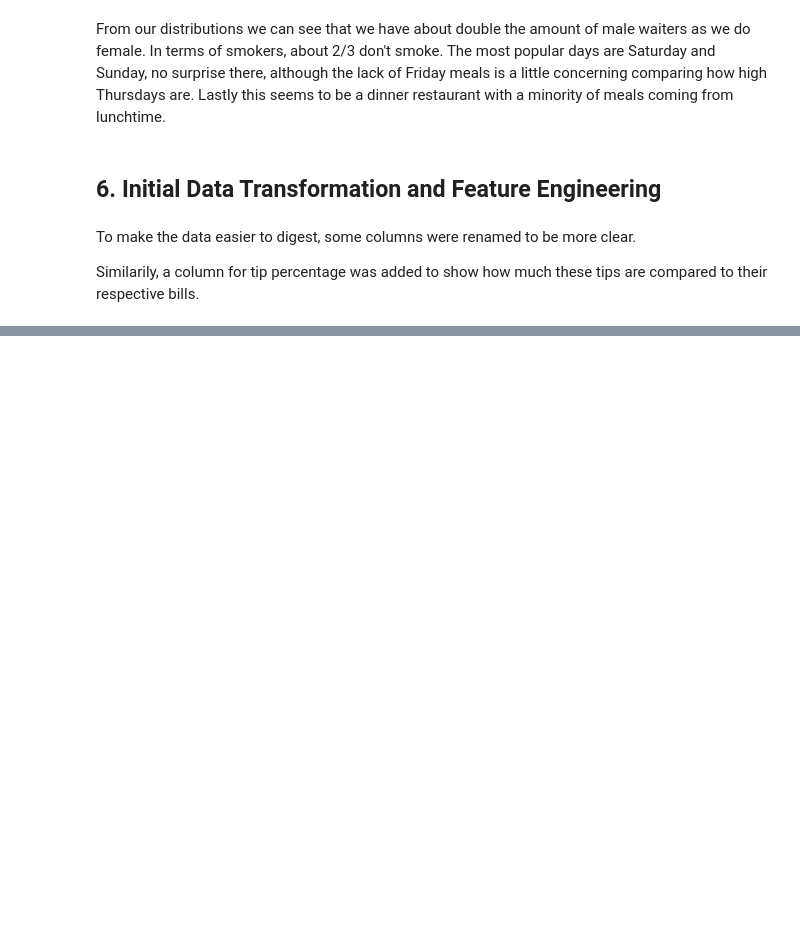
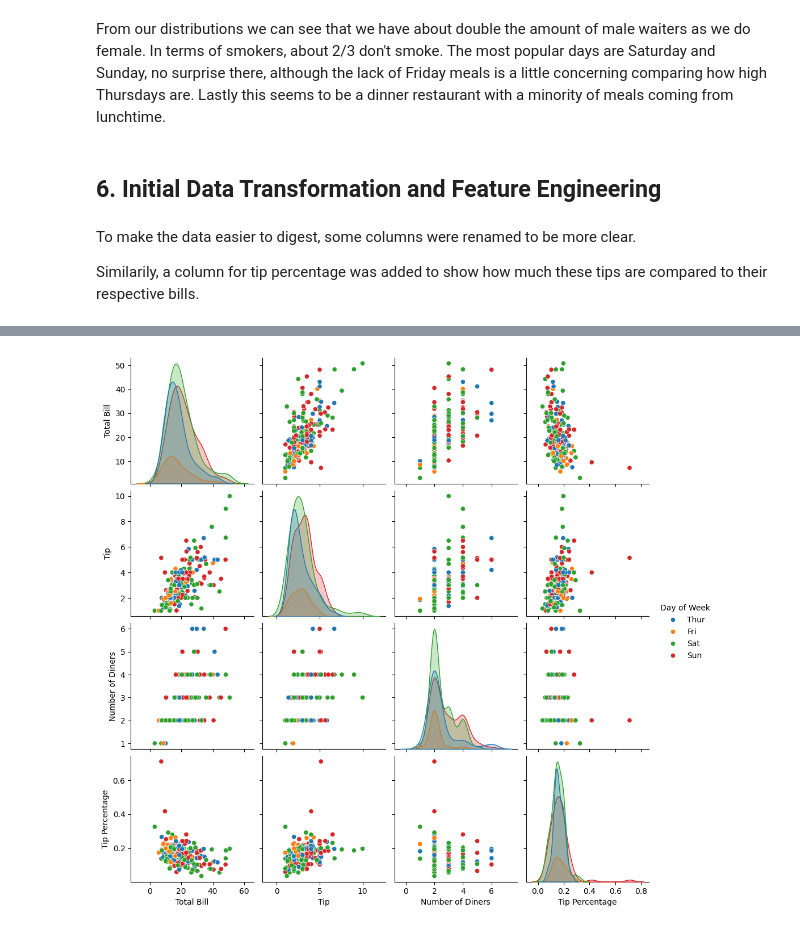
Before and after one commit to DMill31/datafun-06-eda, a Jupyter notebook: miller_eda.ipynb, the cells around one changed output, grey strips where cells are left out. Drawn from its saved outputs; the diff is of its cells as text; code cells hidden in the pictures; blank space fills up the shorter version.

```diff
--- a/miller_eda.ipynb
+++ b/miller_eda.ipynb
@@ -142,0 +183,8 @@ Similarily, a column for tip percentage was added to show how much these tips ar
+# %%
+# Create a pairplot
+sns.pairplot(tips_df, hue='Day of Week')
+
+# Show all plots
+matplotlib.pyplot.show()
+# %% [output]
+[figure, added]
```
Also changed, not shown: parts of 6 cells of this notebook, 1 other file.
